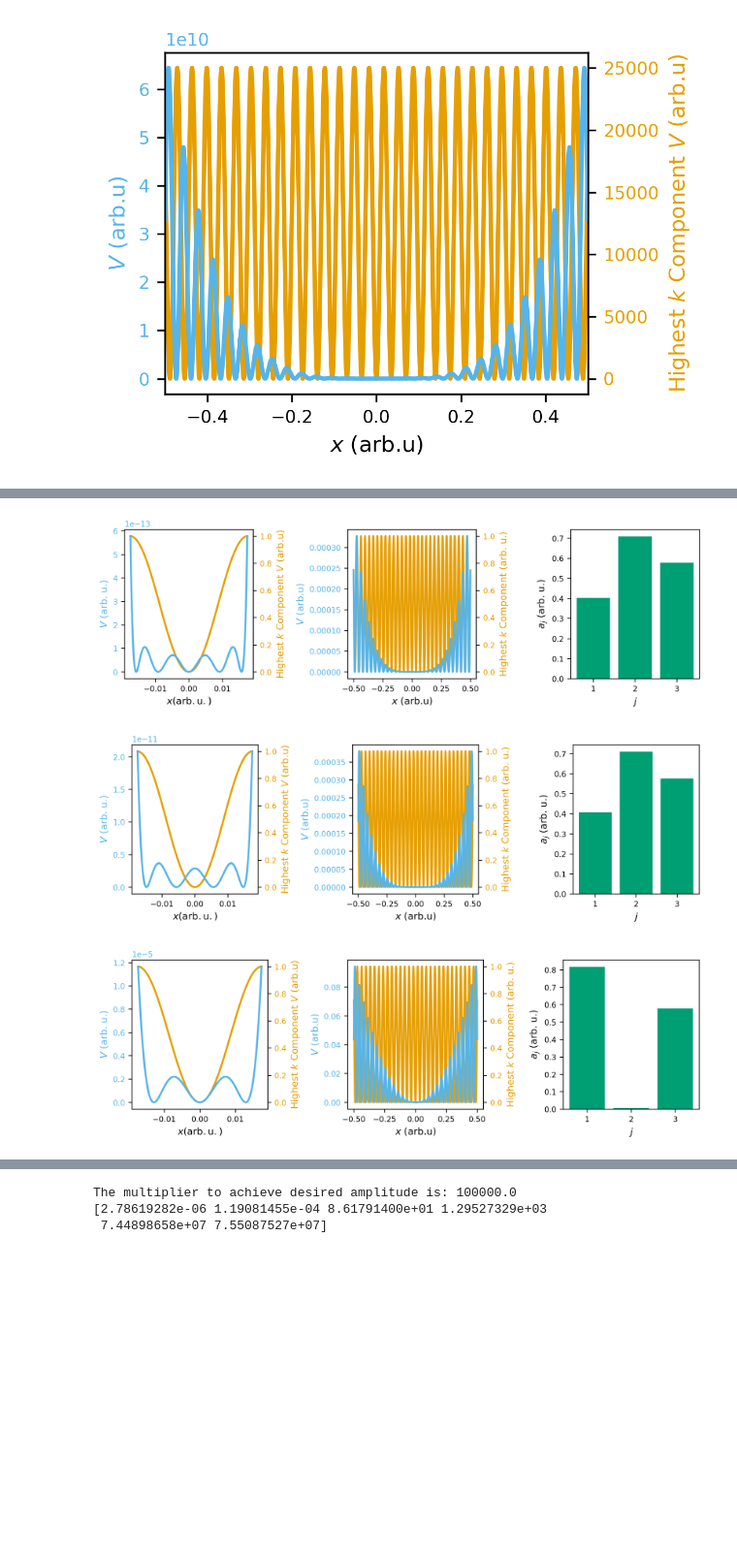
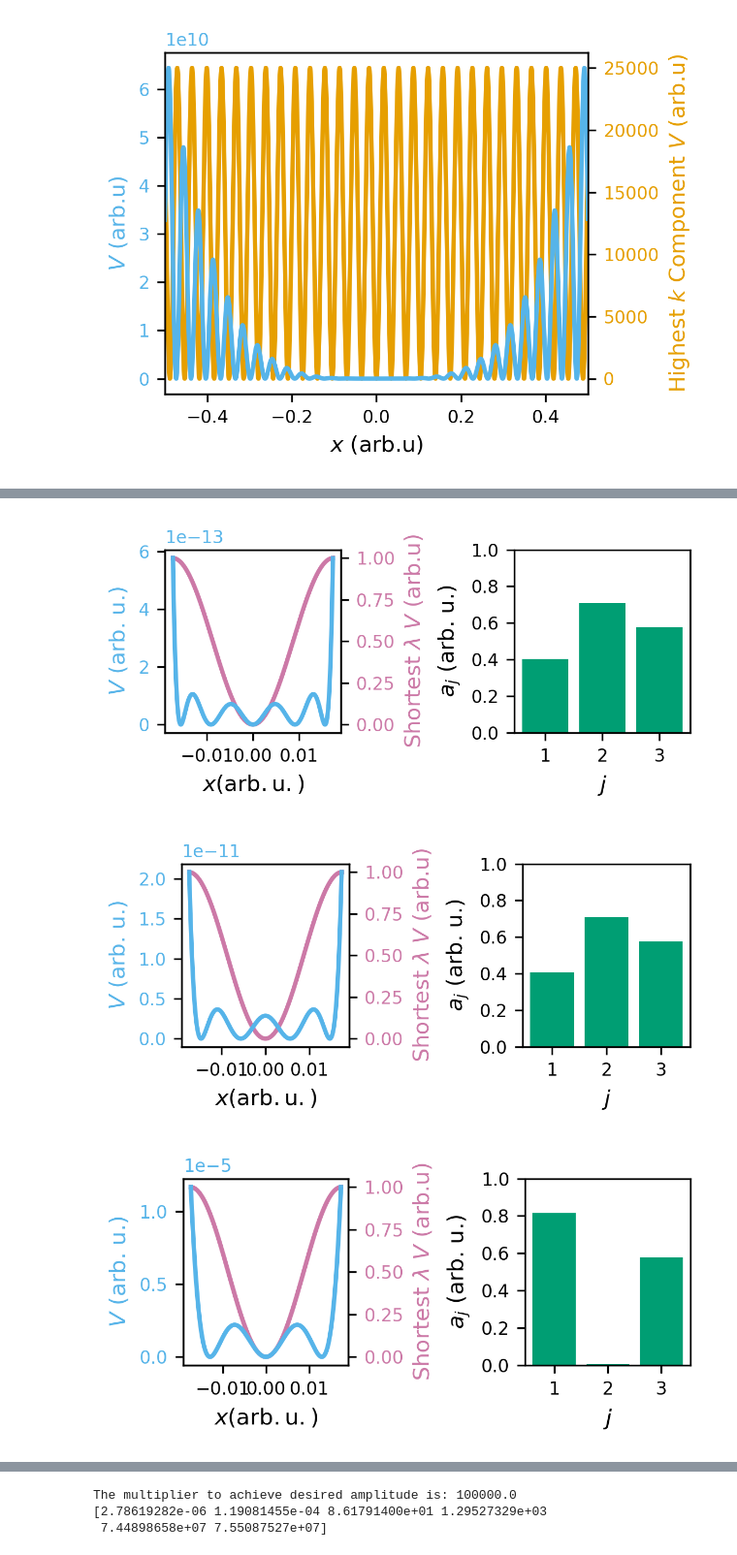
Before and after one commit to dustindberg/GPE, a Jupyter notebook: BEC_TrappingwSpatialSuperoscilations.ipynb, the cells around one changed output, grey strips where cells are left out. Shown at 97% size. Drawn from its saved outputs; the diff is of its cells as text; code cells hidden in the pictures; blank space fills up the shorter version.

Commit message:
Updating Plotting file

```diff
--- a/BEC_TrappingwSpatialSuperoscilations.ipynb
+++ b/BEC_TrappingwSpatialSuperoscilations.ipynb
@@ -151,8 +156,21 @@ named_params = {
     'wlen_spacing': round(λ_spacing, 6),
 }
 params = copy.deepcopy(named_params)
-file_path, file_name= utlt.build_saves_tag(params_list=named_params, unique_identifier='A1-Theory', parent_directory='Archive_Data/Superoscilations')
+file_path, file_name= utlt.build_saves_tag(params_list=named_params, unique_identifier='A1-ExperimentDemoRedux', parent_directory='Archive_Data/Superoscilations')
 ok = utlt.standardize_plots(plt.rcParams)
+
+def get_wide_plot(params=plt.rcParams):
+    wide_plt_params = {
+        'figure.figsize': (4, 3),
+        'figure.dpi': 300,
+        'legend.fontsize': 7,
+        'axes.labelsize': 10,
+        'axes.titlesize': 8,
+        'xtick.labelsize': 8,
+        'ytick.labelsize': 8,
+        'lines.linewidth': 2,
+    }
+    params.update(wide_plt_params)
 # %% [output]
 Parent directory check passed!
 Results will be available in Archive_Data/Superoscilations
@@ -534,12 +633,20 @@ eig_fields_zoomout = [fields_zoomed @ vecs[:, _] for _ in range(len(vecs[:]))]
 # %%
 largest_freq_pulse = Phi(x, k_max)
 largest_freq_pulsez = Phi(zoom_out_x, k_max)
+
+
+color1 = ok['blue']
+color2 = ok['purple']
+
+get_wide_plot(plt.rcParams)
+
 for _ in range(0, n*2):
-    fig, (ax1, ax1_, ax1__) = plt.subplots(1, 3, figsize=(9, 3), dpi=300)
+    #fig, (ax1, ax1_, ax1__) = plt.subplots(1, 3, figsize=(8, 3), dpi=300)
+    fig, (ax1, ax1__) = plt.subplots(1, 2, figsize=(4,2))
     eig_vector=vecs[:][_]
     single_field_eig_vectors = [np.sqrt((eig_vector[_]) ** 2 + (eig_vector[_+1]) ** 2) for _ in np.arange(0, len(eig_vector), 2)]
 
-    color1 = ok['blue']
+
     ax1.set_ylabel('$V$ (arb. u.)', color=color1)
     ax1.plot(x, np.abs(eig_fields[_]) ** 2, color=color1)
     ax1.tick_params(axis='y', labelcolor=color1)
@@ -549,49 +656,51 @@ for _ in range(0, n*2):
 
     ax2 = ax1.twinx()
 
-    color2 = ok['orange']
-    ax2.set_ylabel('Highest $k$ Component $V$ (arb.u)', color=color2)
-    ax2.plot(x, np.abs(largest_freq_pulse) ** 2, color=color2)
+    ax2.set_ylabel('Shortest $\lambda$ $V$ (arb.u)', color=color2)
+    ax2.plot(x, largest_freq_pulse ** 2, color=color2)
     ax2.tick_params(axis='y', labelcolor=color2)
     ax1.set_zorder(1)
     ax1.patch.set_visible(False)
 
     # plot zoom out view
 
-    ax1 = ax1_
+    """ax1 = ax1_
 
     ax1.set_ylabel('$V$ (arb.u)', color=color1)
-    ax1.plot(zoom_out_x, np.abs(eig_fields_zoomout[_]) ** 2, color=color1)
+    ax1.plot(zoom_out_x, eig_fields_zoomout[_] ** 2, color=color1)
     ax1.tick_params(axis='y', labelcolor=color1)
 
     ax1.set_xlabel('$x$ (arb.u)')
 
     ax2 = ax1.twinx()
 
-    ax2.plot(zoom_out_x, np.abs(largest_freq_pulsez) ** 2, color=color2)
-    ax2.set_ylabel('Highest $k$ Component (arb. u.)', color=color2)
+    ax2.plot(zoom_out_x, largest_freq_pulsez ** 2, color=color2)
+    ax2.set_ylabel('Shortest $\lambda$ $V$ (arb. u.)', color=color2)
     ax2.tick_params(axis='y', labelcolor=color2)
     ax1.set_zorder(1)
-    ax1.patch.set_visible(False)
+    ax1.patch.set_visible(False)"""
 
     # plot pulses
     ax1 = ax1__
 
     #ax1.bar(np.arange(eig_vector.size), eig_vector, color=ok['green'])
     ax1.bar(np.arange(1, n+1, 1), single_field_eig_vectors, color=ok['green'])
     #bar_width=0.75*(freqs[1]-freqs[0])
     #ax1.bar(freqs, single_field_eig_vectors, width=bar_width, color=ok['green'])
     #ax1.set_xticks(freqs)
     ax1.set_xticks(np.arange(1, n+1, 1))
     #ax1.set_xticklabels(λ_array, rotation='vertical')
+    ax1.set_ylim(0,1)
     ax1.set_xlabel('$j$')
     ax1.set_ylabel('$a_{j}$ (arb. u.)')
 
     fig.tight_layout()
-    plt.savefig(f'{file_path}/{file_name}_EigenvectorSolution{_}.pdf')
+    plt.savefig(f'{file_path}/{file_name}_aBa_EigenvectorSolution{_}.pdf')
 
 plt.show()
+
+ok=utlt.standardize_plots(plt.rcParams)
 # %% [output]
-[figure, old version]
+[figure, new version]
-[figure, old version]
+[figure, new version]
-[figure, old version]
+[figure, new version]
```
Also changed, not shown: parts of 12 cells of this notebook.
